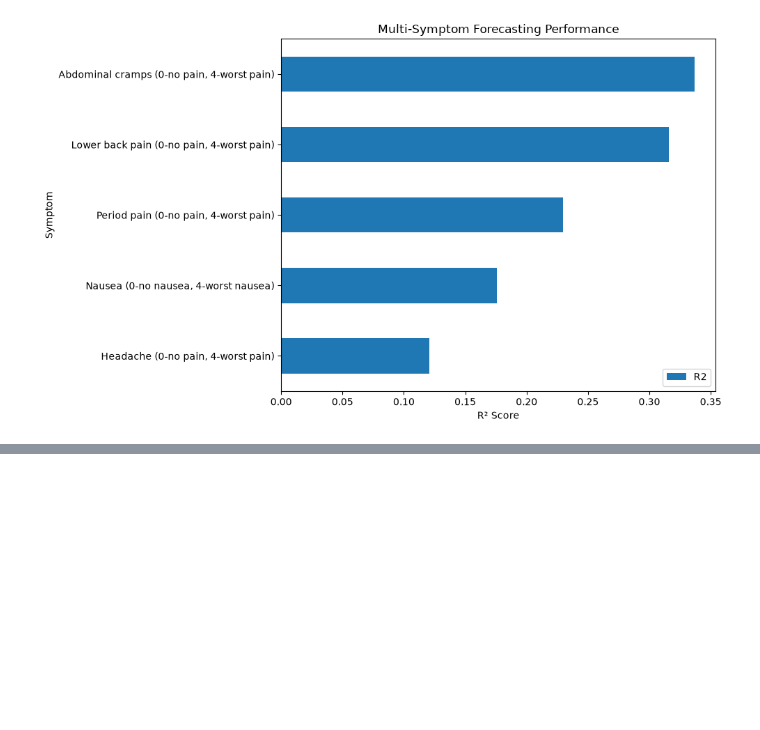
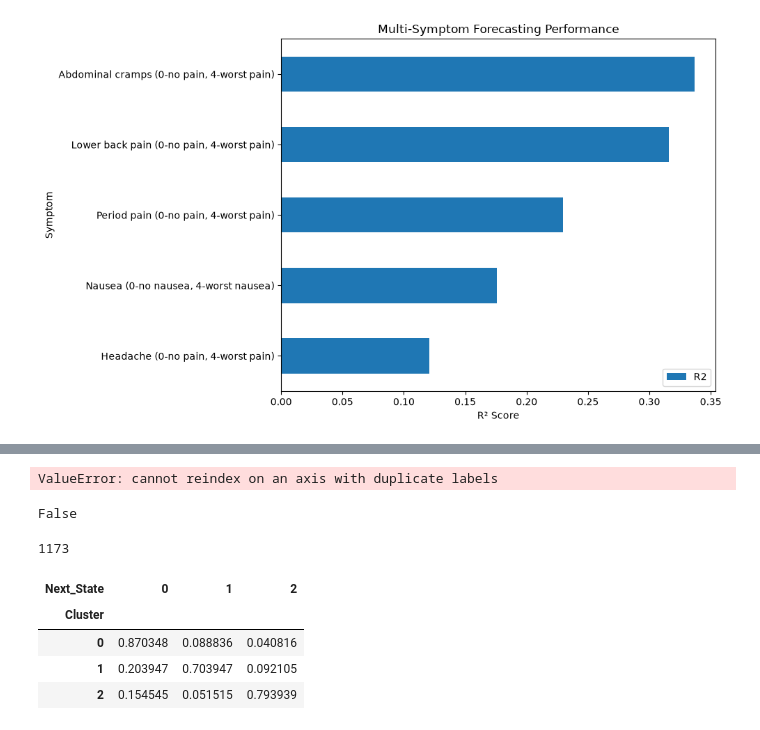
Before and after one commit to Sameeksha2597/endometriosis-ai, a Jupyter notebook: notebooks/04_symptom_intelligence_eda.ipynb, the cells around one changed output, grey strips where cells are left out. Drawn from its saved outputs; the diff is of its cells as text; code cells hidden in the pictures; blank space fills up the shorter version.

```diff
--- a/notebooks/04_symptom_intelligence_eda.ipynb
+++ b/notebooks/04_symptom_intelligence_eda.ipynb
@@ -590,0 +962,7 @@ results_df.to_csv(
+# %%
+transition_df["Next_State"] = (
+    transition_df
+    .groupby("User id")
+    ["Cluster"]
+    .shift(-1)
+)
@@ -590,0 +978,18 @@ results_df.to_csv(
+# %%
+transition_matrix = pd.crosstab(
+    transition_df["Cluster"],
+    transition_df["Next_State"],
+    normalize="index"
+)
+
+transition_matrix
+# %% [output]
+ValueError: cannot reindex on an axis with duplicate labels
+# %%
+print(transition_df.index.is_unique)
+# %% [output]
+False
+# %%
+print(transition_df.index.duplicated().sum())
+# %% [output]
+1173
@@ -590,0 +998,14 @@ results_df.to_csv(
+# %%
+transition_matrix = pd.crosstab(
+    transition_df["Cluster"],
+    transition_df["Next_State"],
+    normalize="index"
+)
+
+transition_matrix
+# %% [output]
+| Next_State | 0 | 1 | 2 |
+| Cluster |  |  |  |
+| 0 | 0.870348 | 0.088836 | 0.040816 |
+| 1 | 0.203947 | 0.703947 | 0.092105 |
+| 2 | 0.154545 | 0.051515 | 0.793939 |
```
Also changed, not shown: parts of 35 cells of this notebook, 3 other files.
